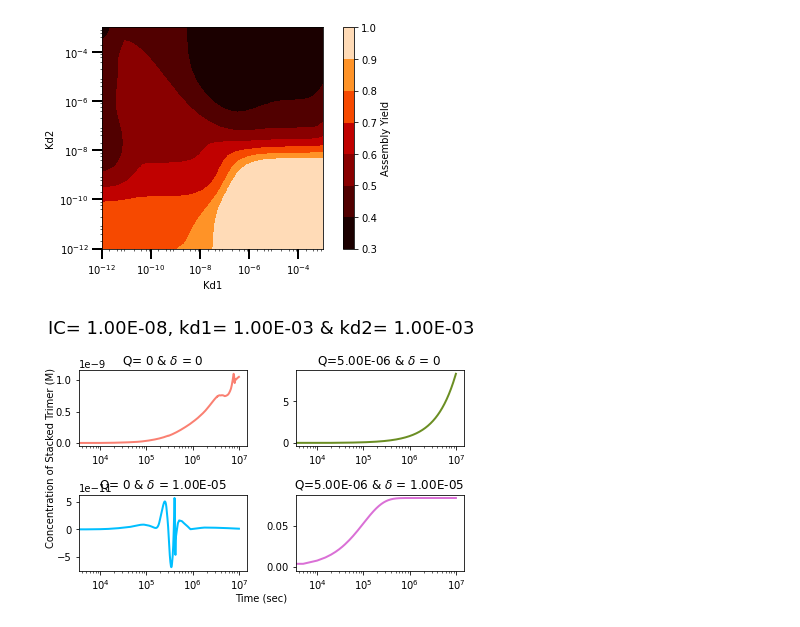
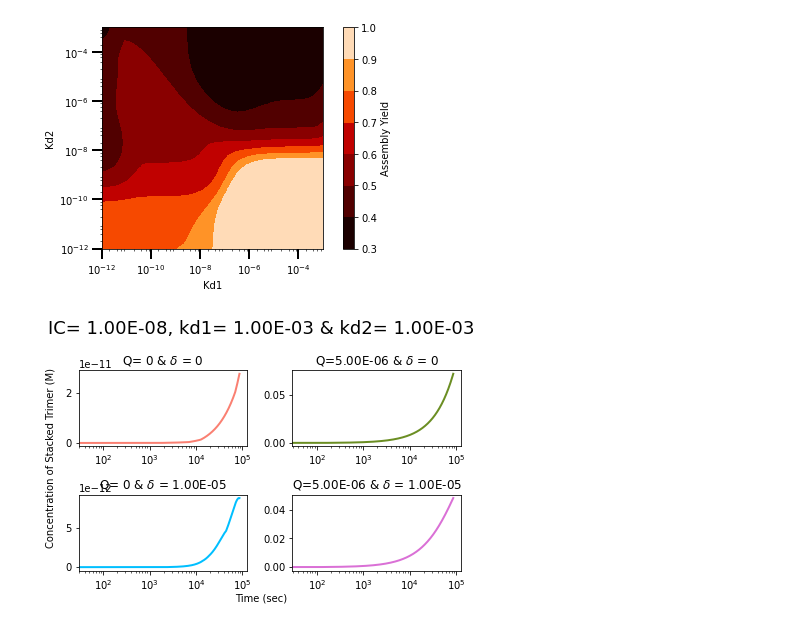
Before and after one commit to llagunes-324B21/Persephone_SR, a Jupyter notebook: April_2022/LL_SR_04_2022.ipynb, the cells around one changed output. Cells and saved outputs as stored; diff of their text form; code cells hidden in the pictures.

```diff
--- a/April_2022/LL_SR_04_2022.ipynb
+++ b/April_2022/LL_SR_04_2022.ipynb
@@ -84,7 +84,32 @@ def calcAY24hrs(IC_1,XnTimePtsVec):
     Yn = n*Xn/XT;
 
     return Yn
+# -----------------------------------------------------
+# --- Assembly Yield with synthesis and degradation ---
+# -----------------------------------------------------
+def calcAY_tc_synthDeg(tVec,solution_mat):
+    nTpts = len(tVec)
+    # vectors for each species (concentration at time t vector)
+    x1 = solution_mat[:,0];x2 = solution_mat[:,1];x3 = solution_mat[:,2]
+    x4 = solution_mat[:,3];x5 = solution_mat[:,4];x6 = solution_mat[:,5]
+    x7 = solution_mat[:,6];x8 = solution_mat[:,7];x9 = solution_mat[:,8]
+    x10 = solution_mat[:,9];x11 = solution_mat[:,10];x12 = solution_mat[:,11]
 
+    # --- calculate Xn ---
+    # we only want AY for stacked trimer x11/x12
+    Xn = x12
+    # --- calculate XT and AY at each time point---
+    XT = np.zeros(nTpts); Yn = np.zeros(nTpts);
+    for timeT in range(0,nTpts):
+        # for each time point calculate XT
+        xt_val_i = 1*x1[timeT]+3*x2[timeT]+2*x3[timeT]+3*x4[timeT]+ 4*x5[timeT]+3*x6[timeT]+4*x7[timeT]+2*x8[timeT]+3*x9[timeT]+ 4*x10[timeT]+5*x11[timeT]+6*x12[timeT]
+        XT[timeT]=xt_val_i;
+        # --- calculate Yn ---
+        Yn_val = 6*Xn[timeT]/xt_val_i
+        Yn[timeT] = Yn_val
+
+    print('XT: ', XT)
+    return Yn
 # ---------------------------------------------------
 # --- Assembly Yield vs IC ---
 # ---------------------------------------------------
@@ -578,8 +603,8 @@ Q_main = 0.5*10**-5 # synthesis parameter term
 # parameters for integration
 # To intgrate ODEs, we need a vector for time
 states_0 = [IC_1,0.0, 0.0,0.0, 0.0,0.0, 0.0,0.0, 0.0,0.0, 0.0,0.0]
-# tEnd = 86400 # 24hrs
-tEnd = 10**7
+tEnd = 86400 # 24hrs
+# tEnd = 10**7
 t = np.linspace(0,tEnd,2000)
 
 # Now, integrate the ODEs and put the results in \"solution\"
@@ -609,31 +634,31 @@ tVec = t;
 xStkTrm_tps_1 = solution_1[:,-1] # the fully stacked trimer
 xStkTrm_tps_2 = solution_2[:,-1]
 xStkTrm_tps_3 = solution_3[:,-1]
 xStkTrm_tps_4 = solution_4[:,-1]
 
 ICFormat = format(IC_1,'.2E');
 delta_val_format = format(δ_main,'.2E');Q_val_format = format(Q_main,'.2E')
 kd1format = format(kd1,'.2E');kd2format = format(kd2,'.2E')
 
 fig, axs = plt.subplots(2, 2)
 axs[0, 0].semilogx(tVec,xStkTrm_tps_1,'-', color = 'salmon',linewidth=2)
 axs[0, 1].semilogx(tVec,xStkTrm_tps_2,'-', color = 'olivedrab',linewidth=2)
 axs[1, 0].semilogx(tVec,xStkTrm_tps_3,'-', color = 'deepskyblue',linewidth=2)
 axs[1, 1].semilogx(tVec,xStkTrm_tps_4,'-', color = 'orchid',linewidth=2)
 
 fig.suptitle('IC= '+ ICFormat+', kd1= '+ kd1format +' & kd2= '+ kd2format, fontsize=18)
 axs[0, 0].set_title("Q= 0 & $\delta$ = 0")
 axs[0, 1].set_title("Q="+Q_val_format+" & $\delta$ = 0")
 axs[1, 0].set_title("Q= 0 & $\delta$ = "+delta_val_format)
 axs[1, 1].set_title("Q="+Q_val_format+" & $\delta$ = "+delta_val_format)
 #axs[1, 0].set_xlabel('Time (sec)')
 
 fig.text(0.5, 0.005, 'Time (sec)', ha='center')
 fig.text(0.001, 0.5, 'Concentration of Stacked Trimer (M)', va='center', rotation='vertical')
 
 fig.tight_layout()
 #plt.show()
 
 plt.savefig('synthDeg_tc_'+today+'.eps')
 # %% [output]
-[figure, old version]
+[figure, new version]
```
Also changed, not shown: parts of 7 cells of this notebook.
